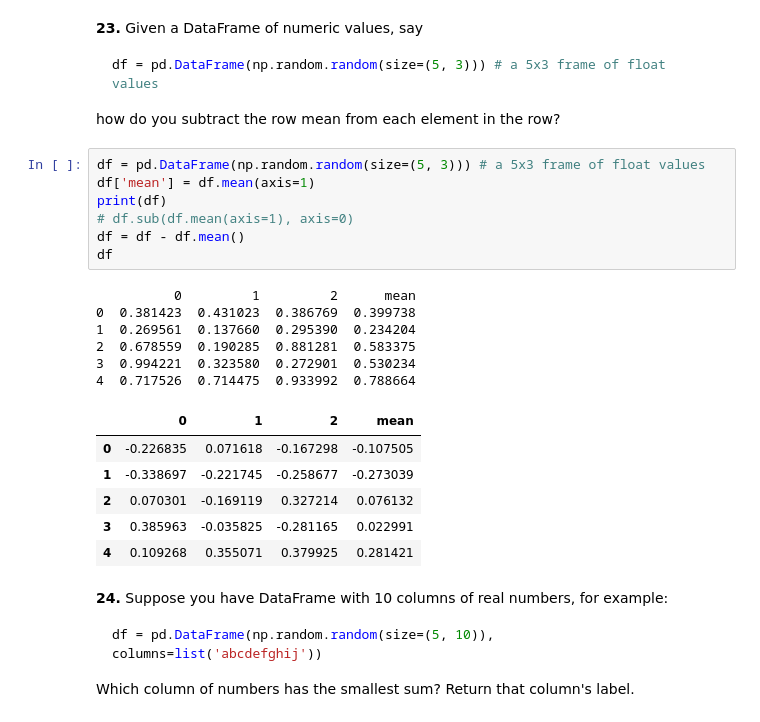
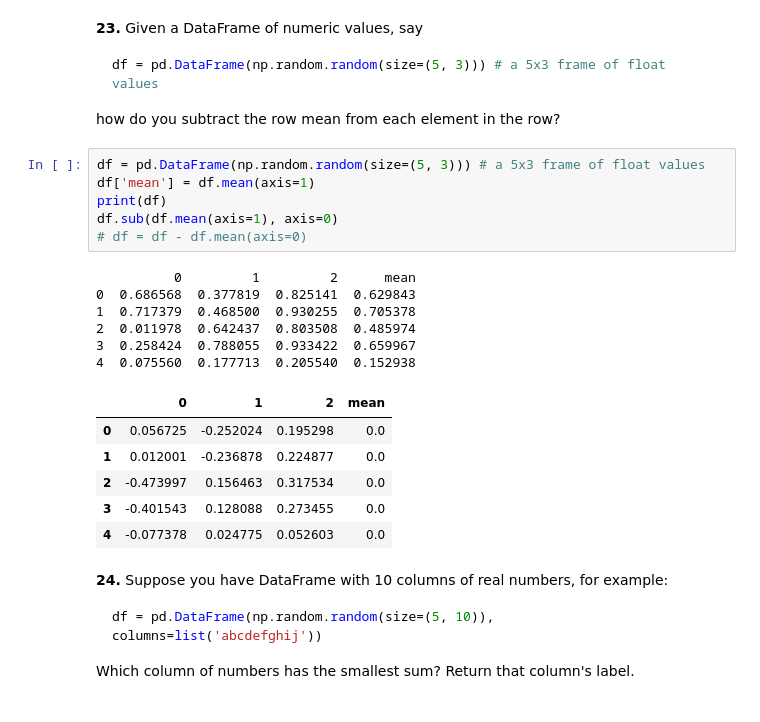
Before and after one commit to Mateusz1922/100-pandas-puzzles, a Jupyter notebook: 100-pandas-puzzles.ipynb, the cells around one changed output. Cells and saved outputs as stored; diff of their text form.

```diff
--- a/100-pandas-puzzles.ipynb
+++ b/100-pandas-puzzles.ipynb
@@ -323,23 +336,22 @@ how do you subtract the row mean from each element in the row?
 # %%
 df = pd.DataFrame(np.random.random(size=(5, 3))) # a 5x3 frame of float values
 df['mean'] = df.mean(axis=1)
 print(df)
-# df.sub(df.mean(axis=1), axis=0)
-df = df - df.mean()
-df
+df.sub(df.mean(axis=1), axis=0)
+# df = df - df.mean(axis=0)
 # %% [output]
           0         1         2      mean
-0  0.381423  0.431023  0.386769  0.399738
-1  0.269561  0.137660  0.295390  0.234204
-2  0.678559  0.190285  0.881281  0.583375
-3  0.994221  0.323580  0.272901  0.530234
-4  0.717526  0.714475  0.933992  0.788664
+0  0.686568  0.377819  0.825141  0.629843
+1  0.717379  0.468500  0.930255  0.705378
+2  0.011978  0.642437  0.803508  0.485974
+3  0.258424  0.788055  0.933422  0.659967
+4  0.075560  0.177713  0.205540  0.152938
 |  | 0 | 1 | 2 | mean |
-| 0 | -0.226835 | 0.071618 | -0.167298 | -0.107505 |
-| 1 | -0.338697 | -0.221745 | -0.258677 | -0.273039 |
-| 2 | 0.070301 | -0.169119 | 0.327214 | 0.076132 |
-| 3 | 0.385963 | -0.035825 | -0.281165 | 0.022991 |
-| 4 | 0.109268 | 0.355071 | 0.379925 | 0.281421 |
+| 0 | 0.056725 | -0.252024 | 0.195298 | 0.0 |
+| 1 | 0.012001 | -0.236878 | 0.224877 | 0.0 |
+| 2 | -0.473997 | 0.156463 | 0.317534 | 0.0 |
+| 3 | -0.401543 | 0.128088 | 0.273455 | 0.0 |
+| 4 | -0.077378 | 0.024775 | 0.052603 | 0.0 |
 # %% [markdown]
 **24.** Suppose you have DataFrame with 10 columns of real numbers, for example:
 
```
Also changed, not shown: parts of 11 cells of this notebook.
